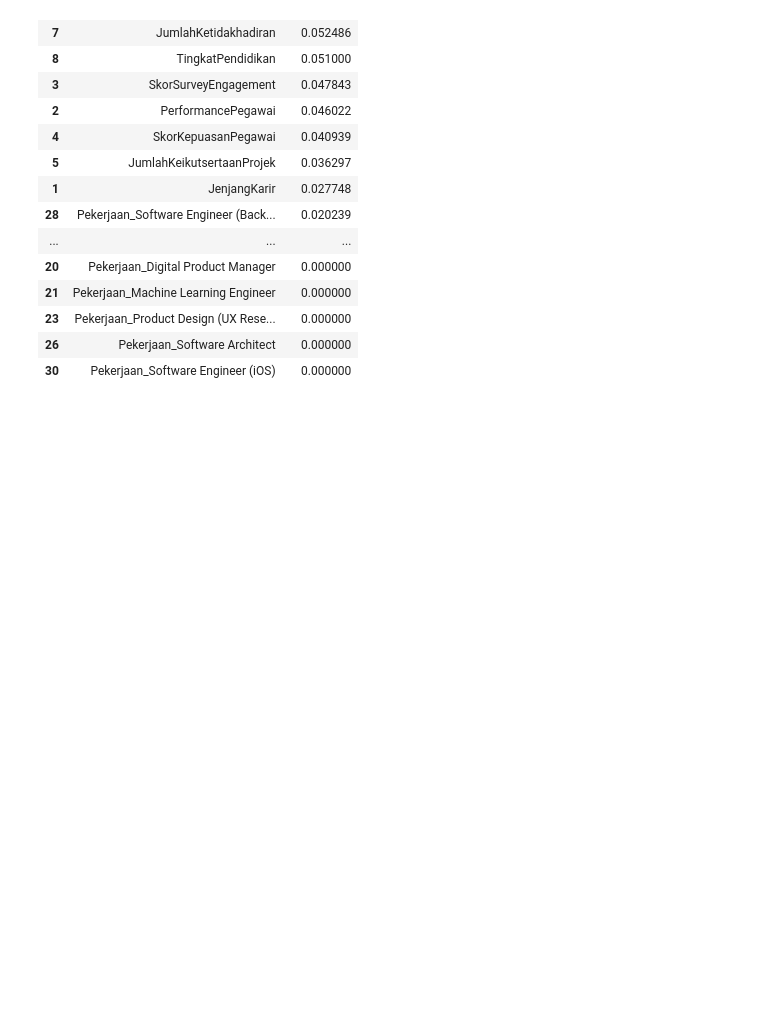
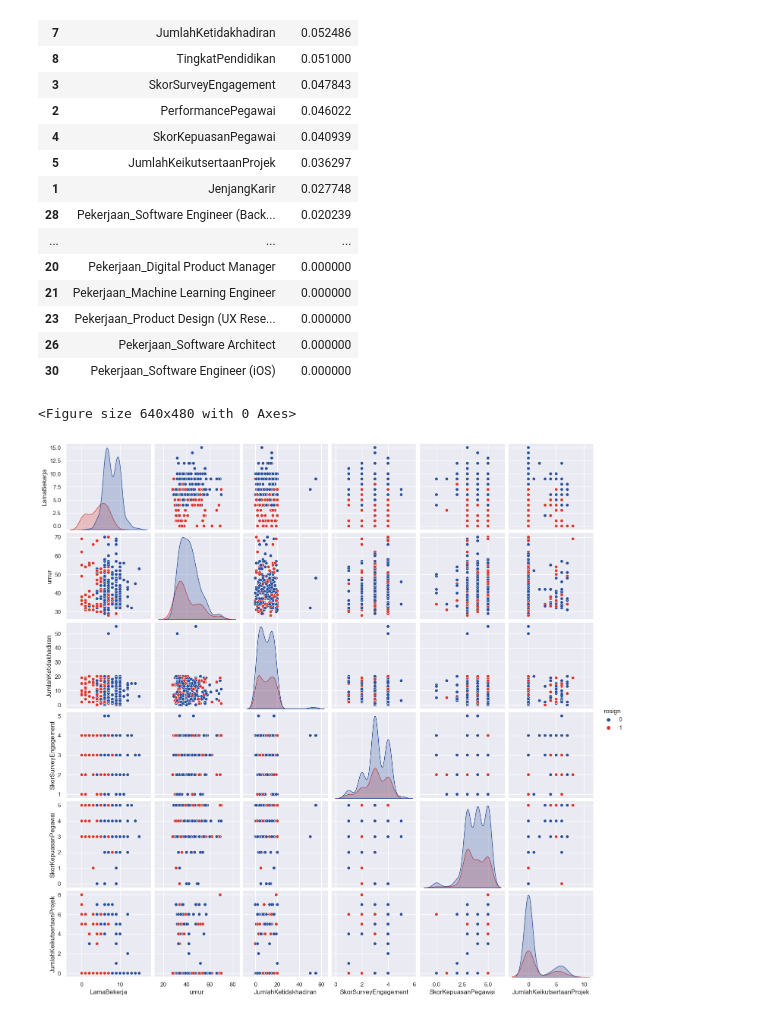
Before and after one commit to garrylgiancarlo/project-emp-retention, a Jupyter notebook: emp-retention.ipynb, the cells around one changed output. Drawn from its saved outputs; the diff is of its cells as text; code cells hidden in the pictures; blank space fills up the shorter version.

```diff
--- a/emp-retention.ipynb
+++ b/emp-retention.ipynb
@@ -1510,0 +1513,10 @@ feature_importance
+# %%
+sns.set_theme(style="darkgrid")
+pal = ["#29509C","#D93830"]
+to_plot = ['LamaBekerja','umur','JumlahKetidakhadiran','TingkatPendidikan','SkorSurveyEngagement','PerformancePegawai','SkorKepuasanPegawai','JumlahKeikutsertaanProjek','JenjangKarir','resign']
+plt.figure()
+sns.pairplot(data_an2[to_plot], hue= "resign", palette=pal, corner=False)
+plt.show()
+# %% [output]
+<Figure size 640x480 with 0 Axes>
+[figure, added]
```
Also changed, not shown: parts of 19 cells of this notebook, 3 other files.
